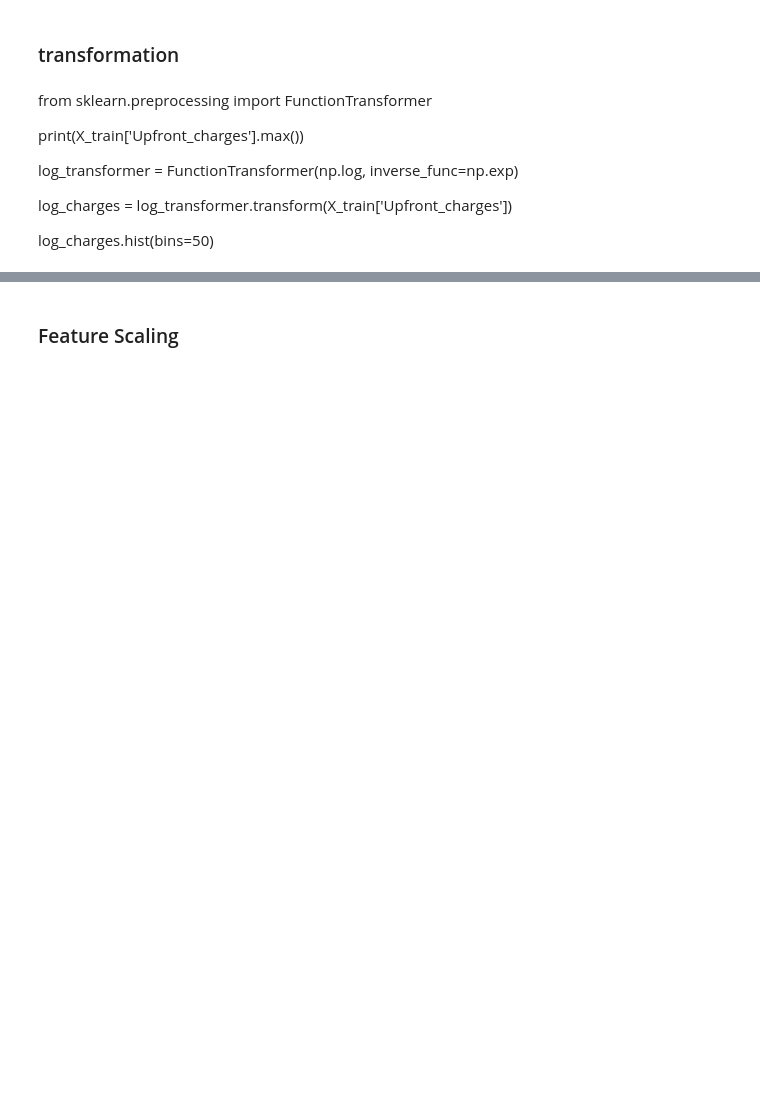
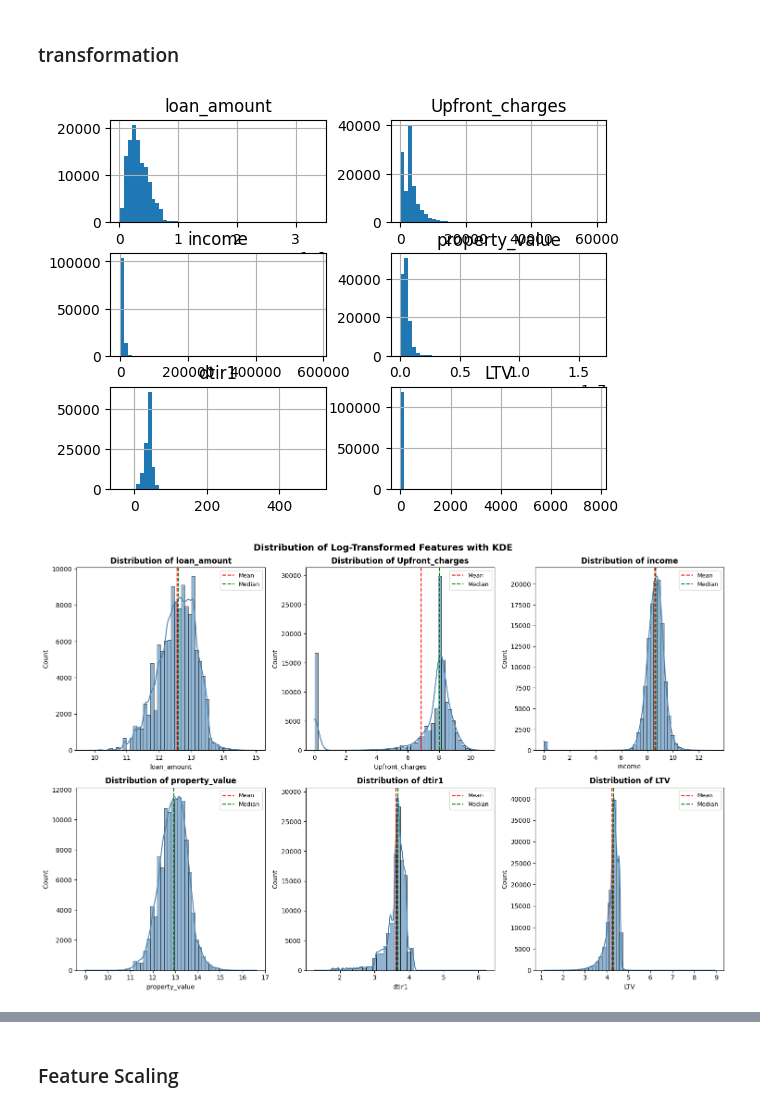
Before and after one commit to Wissem-Sahli-Engineer/CreditGuard-ML-Scoring, a Jupyter notebook: main.ipynb, the cells around one changed output, grey strips where cells are left out. Saved outputs shown, nothing was run; the diff lists cells and outputs as text; code cells hidden in the pictures; blank space fills up the shorter version.

```diff
--- a/main.ipynb
+++ b/main.ipynb
@@ -636,12 +641,36 @@ plt.show()
 # %% [markdown]
 ### transformation
-# %% [markdown]
-from sklearn.preprocessing import FunctionTransformer
-
-print(X_train['Upfront_charges'].max())
-
-log_transformer = FunctionTransformer(np.log, inverse_func=np.exp)
-
-log_charges = log_transformer.transform(X_train['Upfront_charges'])
-
-log_charges.hist(bins=50)
+# %%
+from sklearn.preprocessing import FunctionTransformer
+
+
+log_trans_col = ['loan_amount','Upfront_charges','income','property_value','dtir1','LTV']
+X_train[log_trans_col].hist(bins = 50)
+
+log_transformer = FunctionTransformer(np.log1p, inverse_func=np.expm1)
+
+X_train[log_trans_col] = log_transformer.fit_transform(X_train[log_trans_col])
+
+
+
+""" -------- Code for better visualization -------- """
+
+fig, axes = plt.subplots(2, 3, figsize=(15, 10))
+axes = axes.ravel()
+
+for idx, col in enumerate(log_trans_col):
+    sns.histplot(data=X_train, x=col, bins=50, kde=True, ax=axes[idx],
+                 color='steelblue', edgecolor='black', alpha=0.6)
+    axes[idx].set_title(f'Distribution of {col}', fontsize=12, fontweight='bold')
+    axes[idx].axvline(x=X_train[col].mean(), color='red', linestyle='--',
+                      linewidth=1.5, label=f'Mean')
+    axes[idx].axvline(x=X_train[col].median(), color='green', linestyle='--',
+                      linewidth=1.5, label=f'Median')
+    axes[idx].legend(fontsize=9)
+
+plt.suptitle('Distribution of Log-Transformed Features with KDE', fontsize=14, fontweight='bold')
+plt.tight_layout()
+plt.show()
+# %% [output]
+[figure, added]
+[figure, added]
```
Also changed, not shown: parts of 10 cells of this notebook.
